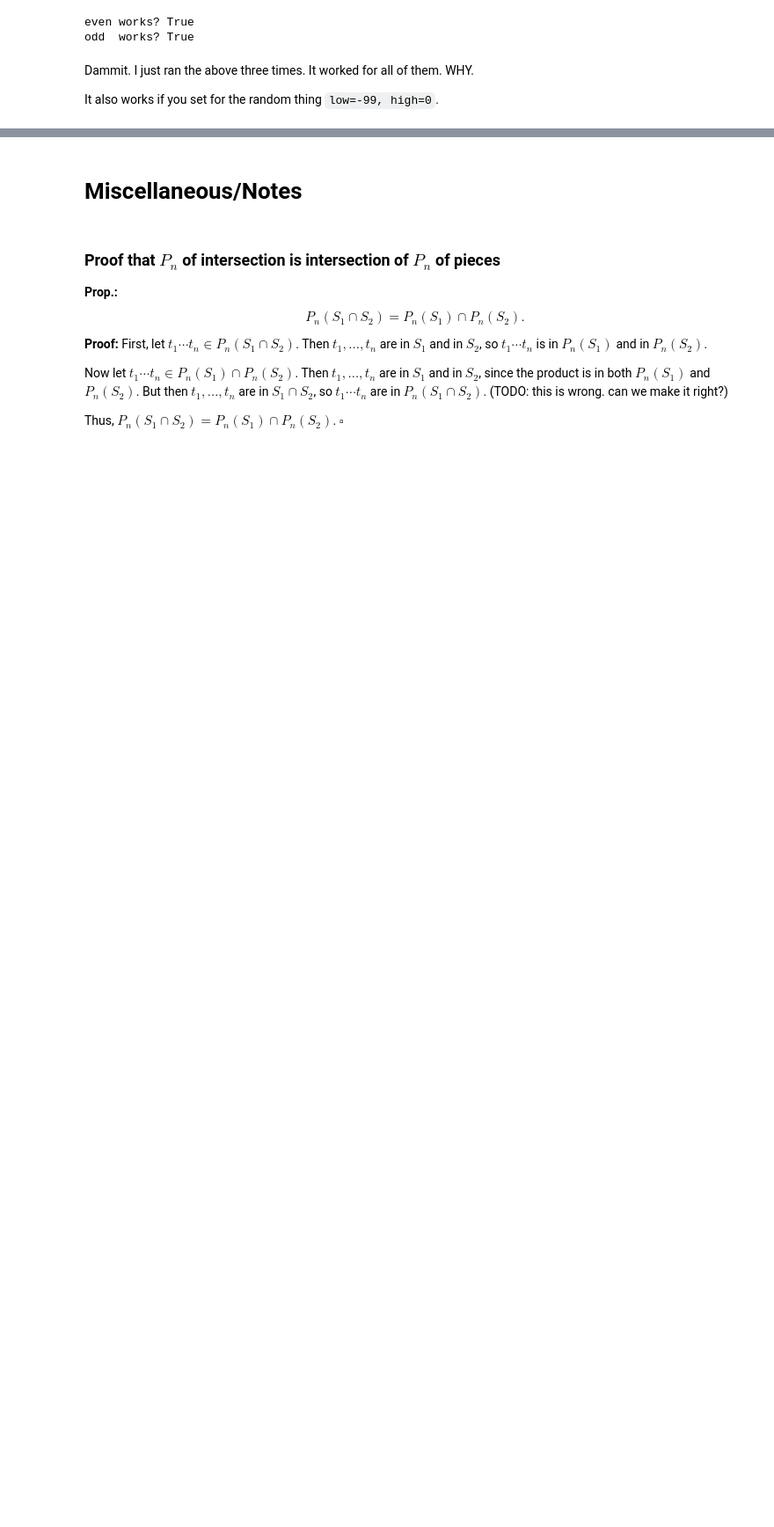
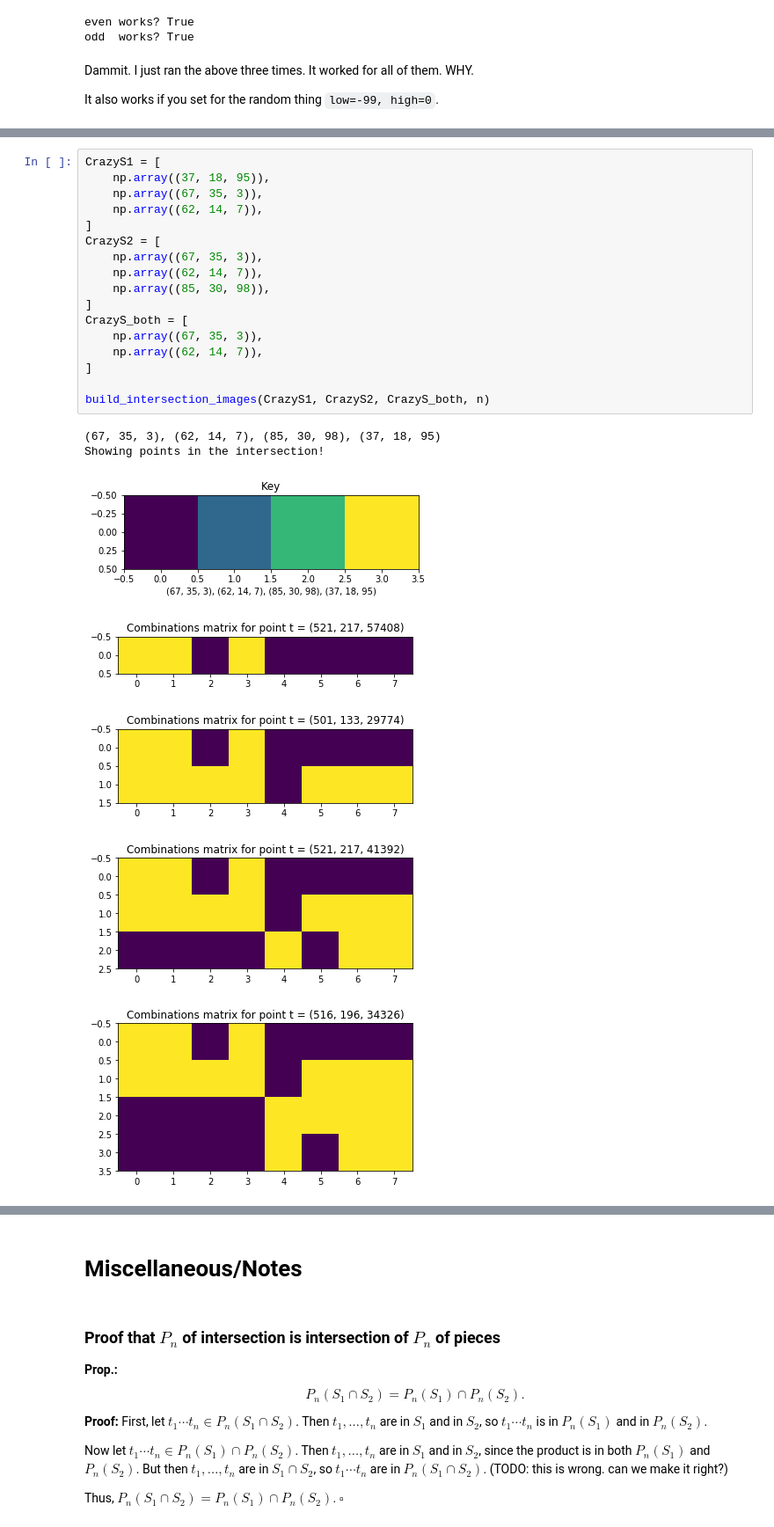
Before and after one commit to UKYMathLab/Heisenberg, a Jupyter notebook: notebooks/Heisenberg_Decomposition.ipynb, the cells around one changed output, grey strips where cells are left out. Shown at 88% size. Cells and saved outputs as stored; diff of their text form; blank space fills up the shorter version.

```diff
--- a/notebooks/Heisenberg_Decomposition.ipynb
+++ b/notebooks/Heisenberg_Decomposition.ipynb
@@ -883,0 +1293,25 @@ It also works if you set for the random thing `low=-99, high=0`.
+# %%
+CrazyS1 = [
+    np.array((37, 18, 95)),
+    np.array((67, 35, 3)),
+    np.array((62, 14, 7)),
+]
+CrazyS2 = [
+    np.array((67, 35, 3)),
+    np.array((62, 14, 7)),
+    np.array((85, 30, 98)),
+]
+CrazyS_both = [
+    np.array((67, 35, 3)),
+    np.array((62, 14, 7)),
+]
+
+build_intersection_images(CrazyS1, CrazyS2, CrazyS_both, n)
+# %% [output]
+(67, 35, 3), (62, 14, 7), (85, 30, 98), (37, 18, 95)
+Showing points in the intersection!
+[figure, added]
+[figure, added]
+[figure, added]
+[figure, added]
+[figure, added]
```
Also changed, not shown: parts of 11 cells of this notebook.
